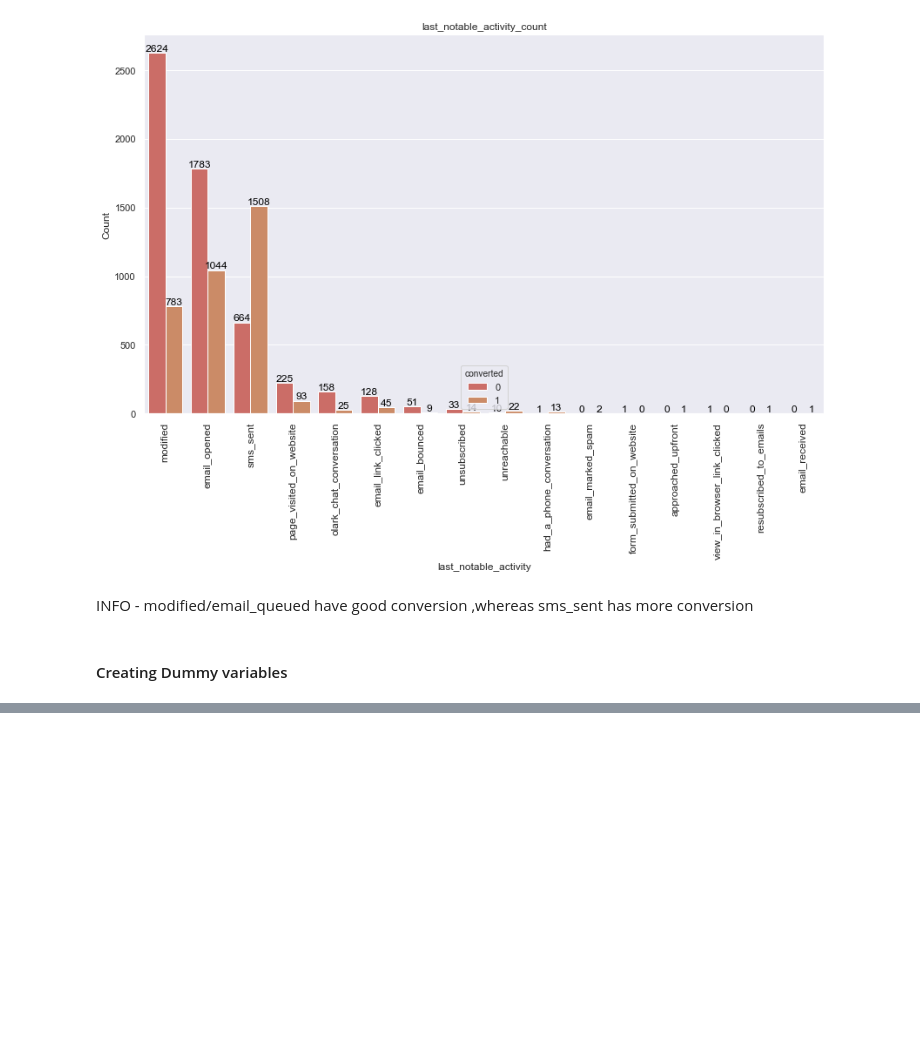
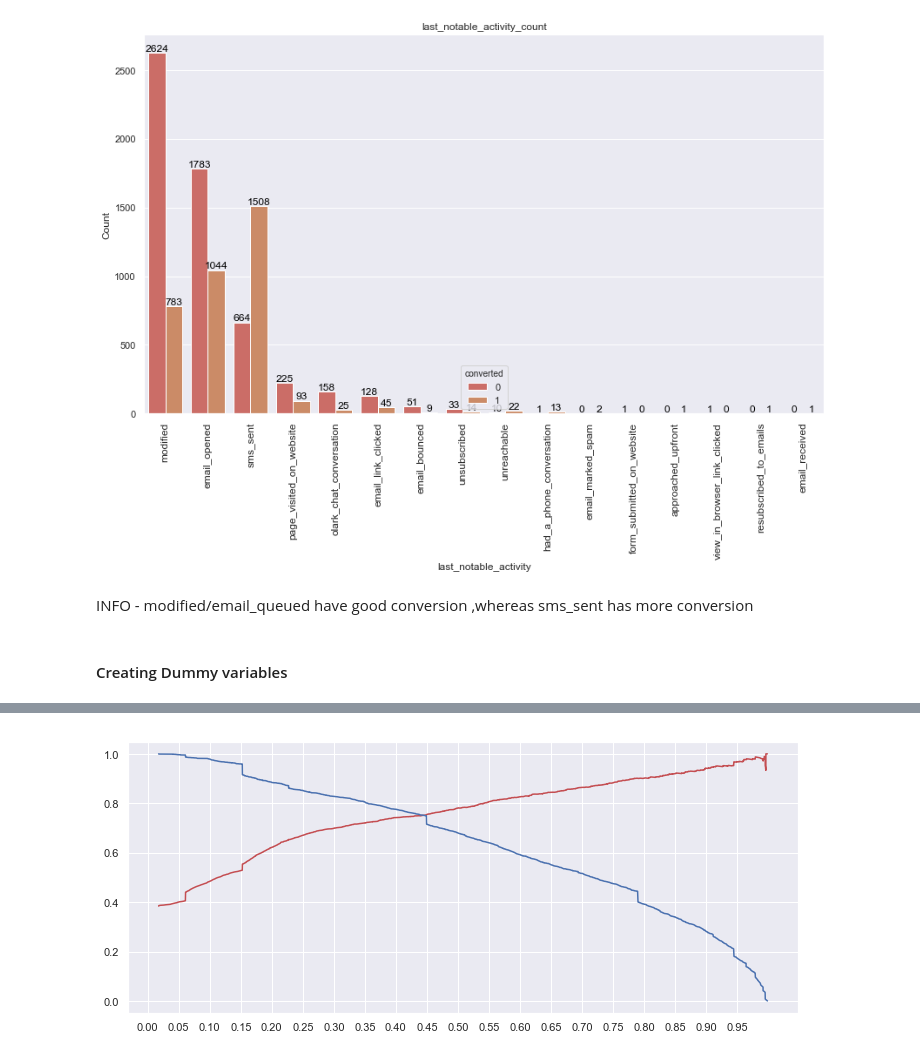
Before and after one commit to gauravsoni1112/Data-Science-Project, a Jupyter notebook: Lead Scoring/Lead Scoring Assignment/Lead-Scoring-Case-Study.ipynb, the cells around one changed output, grey strips where cells are left out. Saved outputs shown, nothing was run; the diff lists cells and outputs as text; code cells hidden in the pictures; blank space fills up the shorter version.

```diff
--- a/Lead Scoring/Lead Scoring Assignment/Lead-Scoring-Case-Study.ipynb
+++ b/Lead Scoring/Lead Scoring Assignment/Lead-Scoring-Case-Study.ipynb
@@ -1049,0 +1728,10 @@ leads_df['what_matters_most_to_you_in_choosing_a_course'] = leads_df['what_matte
+# %%
+p, r, thresholds = precision_recall_curve(y_train_pred_final.Converted, y_train_pred_final.Conversion_Prob)
+# %%
+plt.figure(figsize=(12,5))
+plt.plot(thresholds, p[:-1], "r-")
+plt.plot(thresholds, r[:-1], "b-")
+plt.xticks(np.arange(0, 1, step=0.05))
+plt.show()
+# %% [output]
+[figure, added]
```
Also changed, not shown: parts of 138 cells of this notebook, 1 other file.
